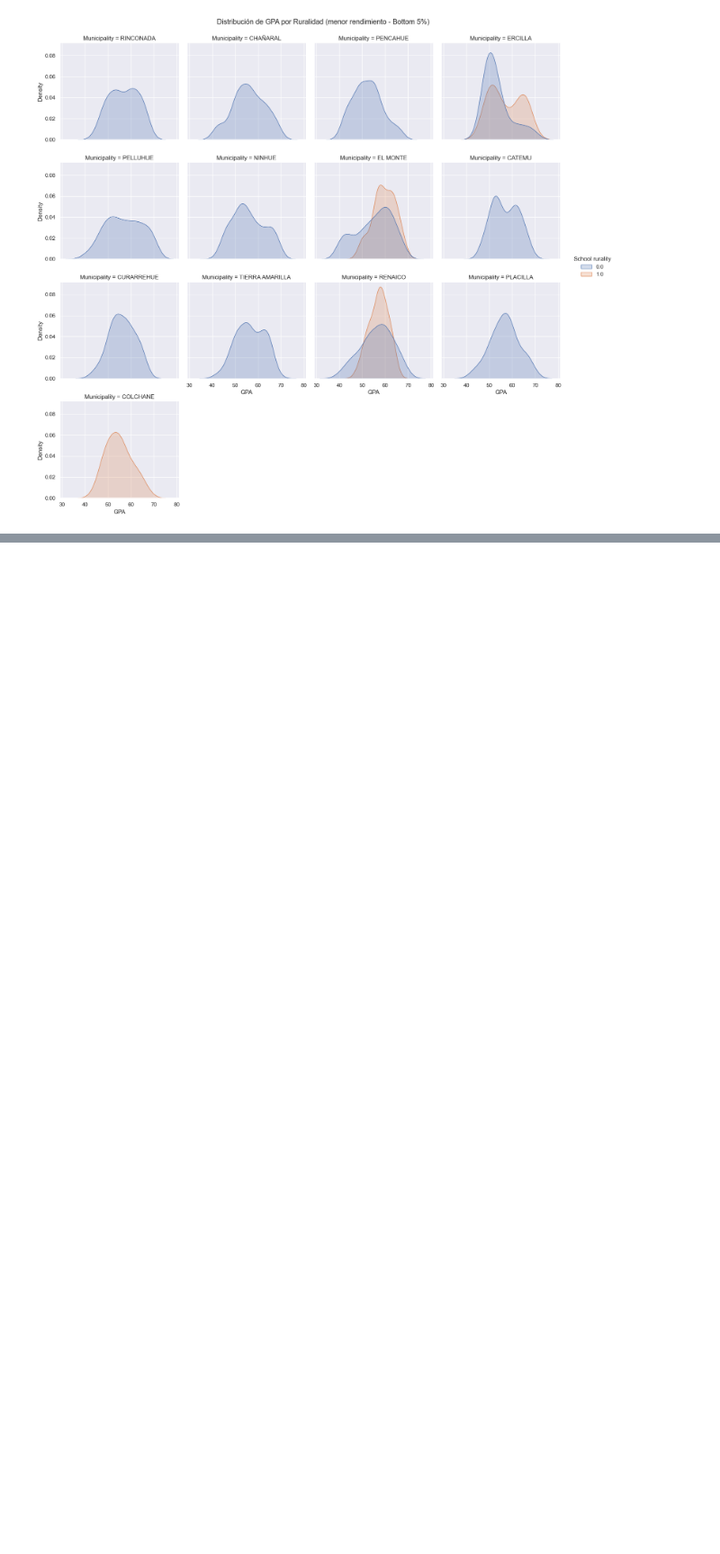
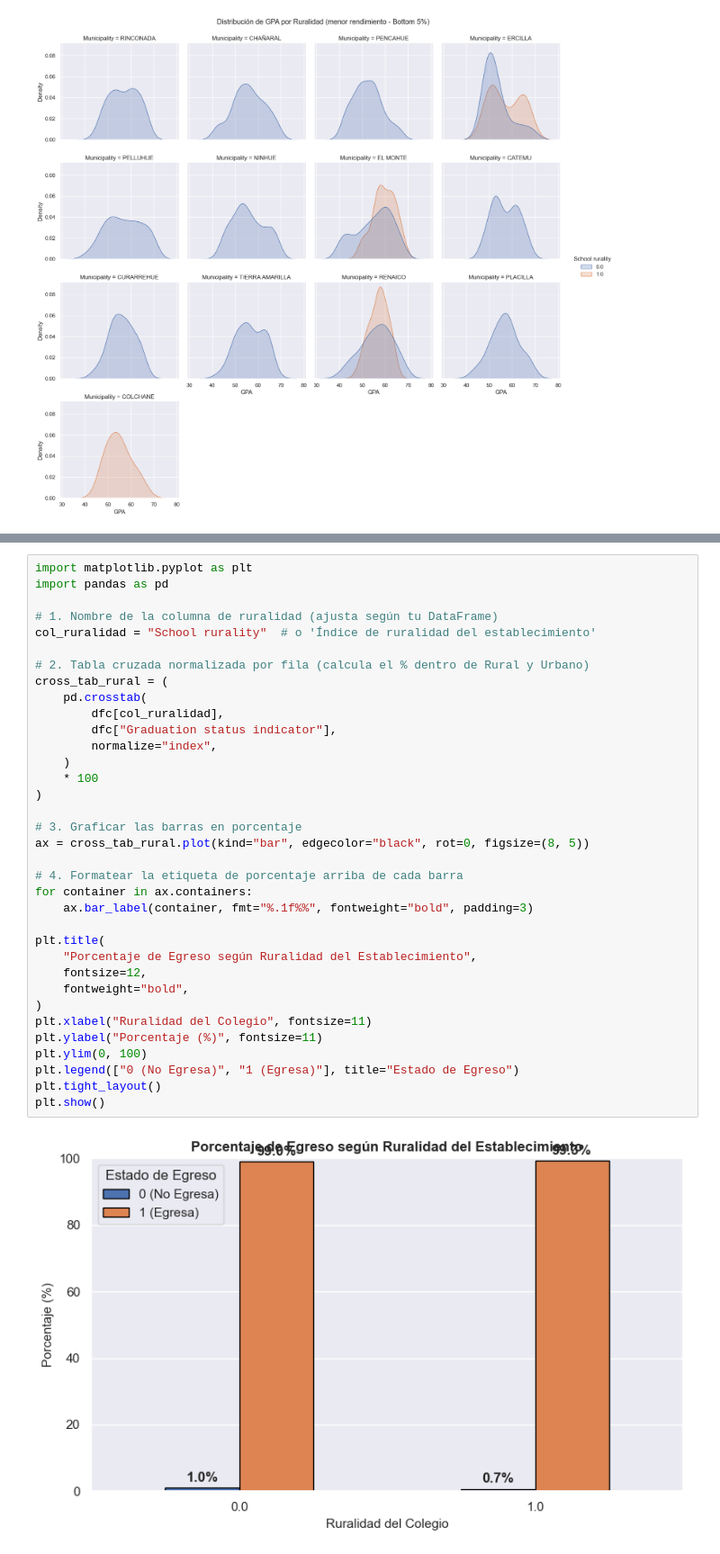
Before and after one commit to 2026788-max/Stastics, a Jupyter notebook: Statistics.CA1.ManuelaCorrea.ipynb, the cells around one changed output, grey strips where cells are left out. Shown at 90% size. Drawn from its saved outputs; the diff is of its cells as text; blank space fills up the shorter version.

```diff
--- a/Statistics.CA1.ManuelaCorrea.ipynb
+++ b/Statistics.CA1.ManuelaCorrea.ipynb
@@ -497,3 +595,40 @@ plt.show()
+# %%
+import matplotlib.pyplot as plt
+import pandas as pd
+
+# 1. Nombre de la columna de ruralidad (ajusta según tu DataFrame)
+col_ruralidad = "School rurality"  # o 'Índice de ruralidad del establecimiento'
+
+# 2. Tabla cruzada normalizada por fila (calcula el % dentro de Rural y Urbano)
+cross_tab_rural = (
+    pd.crosstab(
+        dfc[col_ruralidad],
+        dfc["Graduation status indicator"],
+        normalize="index",
+    )
+    * 100
+)
+
+# 3. Graficar las barras en porcentaje
+ax = cross_tab_rural.plot(kind="bar", edgecolor="black", rot=0, figsize=(8, 5))
+
+# 4. Formatear la etiqueta de porcentaje arriba de cada barra
+for container in ax.containers:
+    ax.bar_label(container, fmt="%.1f%%", fontweight="bold", padding=3)
+
+plt.title(
+    "Porcentaje de Egreso según Ruralidad del Establecimiento",
+    fontsize=12,
+    fontweight="bold",
+)
+plt.xlabel("Ruralidad del Colegio", fontsize=11)
+plt.ylabel("Porcentaje (%)", fontsize=11)
+plt.ylim(0, 100)
+plt.legend(["0 (No Egresa)", "1 (Egresa)"], title="Estado de Egreso")
+plt.tight_layout()
+plt.show()
+# %% [output]
+[figure, added]
 # %%
 import numpy as np
 import pandas as pd
```
Also changed, not shown: parts of 6 cells of this notebook.
